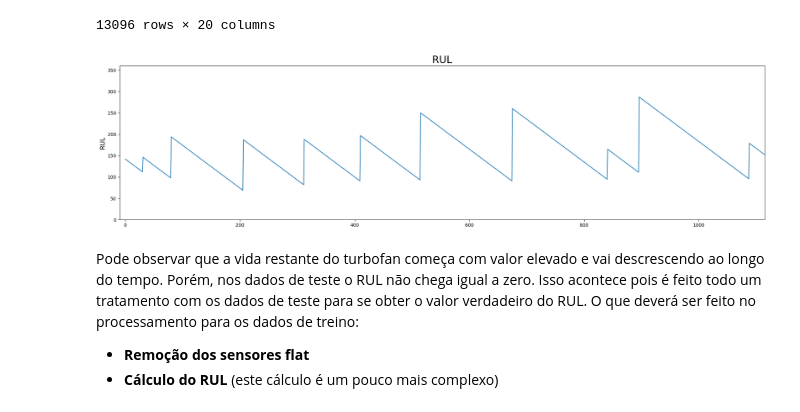
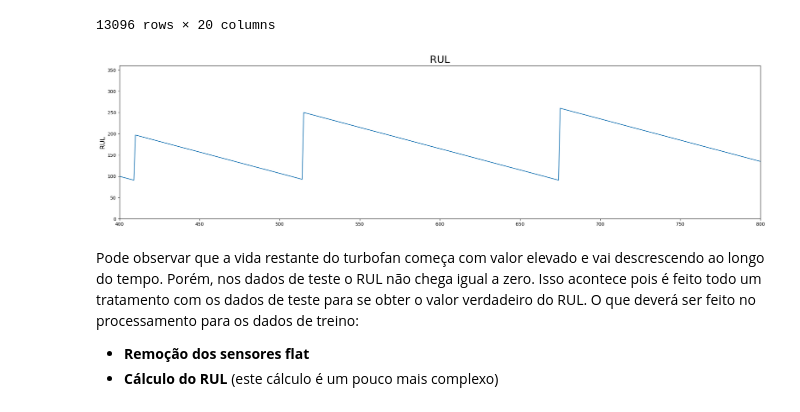
Before and after one commit to marcelov-aguiar/pdm_turbofan, a Jupyter notebook: code/2_exploratory_analysis/exploratory_test.ipynb, the cells around one changed output. Cells and saved outputs as stored; diff of their text form; code cells hidden in the pictures.

```diff
--- a/code/2_exploratory_analysis/exploratory_test.ipynb
+++ b/code/2_exploratory_analysis/exploratory_test.ipynb
@@ -188,13 +189,13 @@ df_test
 # %%
 fig, ax = plt.subplots(figsize=(25, 6))
 ax.plot(df_test.index.values, df_test["RUL"].values)
 ax.set_ylabel("RUL", fontsize=14)
 ax.set_title("RUL", fontsize=22)
-ax.set_xlim(-10,1115)
+ax.set_xlim(400,800)
 ax.set_ylim(0,360)
 plt.show()
 # %% [output]
-[figure, old version]
+[figure, new version]
 # %% [markdown]
 Pode observar que a vida restante do turbofan começa com valor elevado e vai descrescendo ao longo do tempo. Porém, nos dados de teste o RUL não chega igual a zero. Isso acontece pois é feito todo um tratamento com os dados de teste para se obter o valor verdadeiro do RUL. O que deverá ser feito no processamento para os dados de treino:
 - **Remoção dos sensores flat**
```
Also changed, not shown: parts of 3 cells of this notebook, 6 other files.
